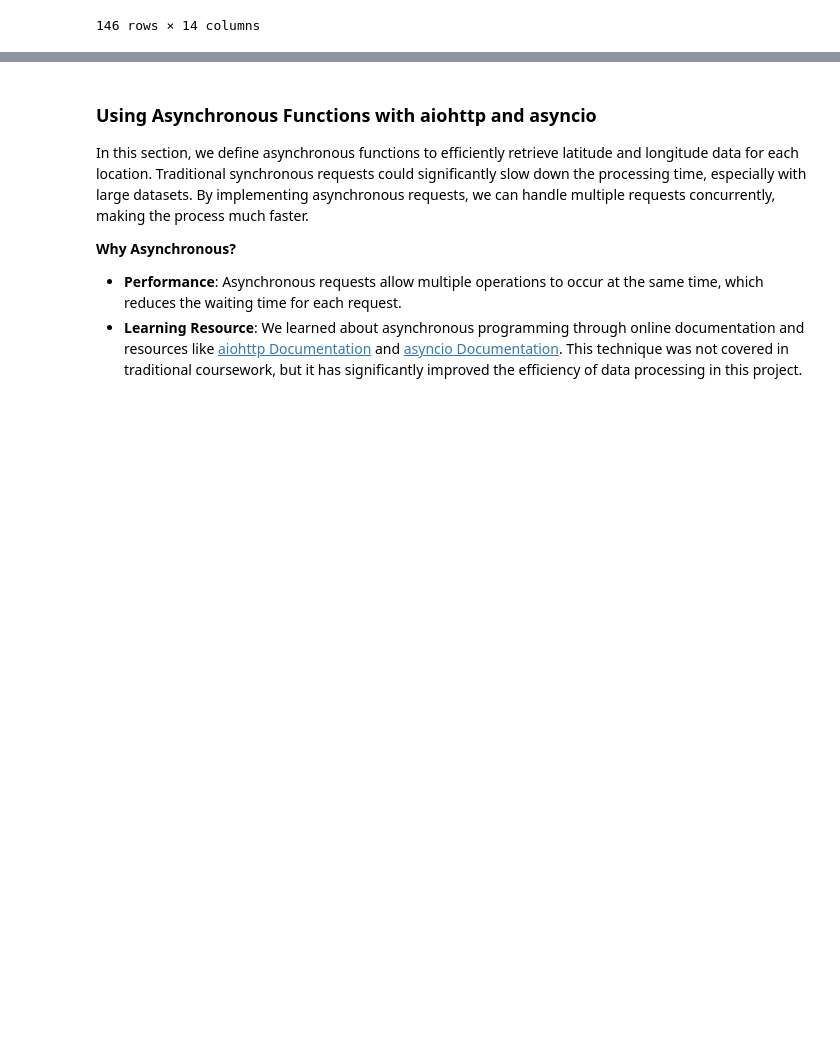
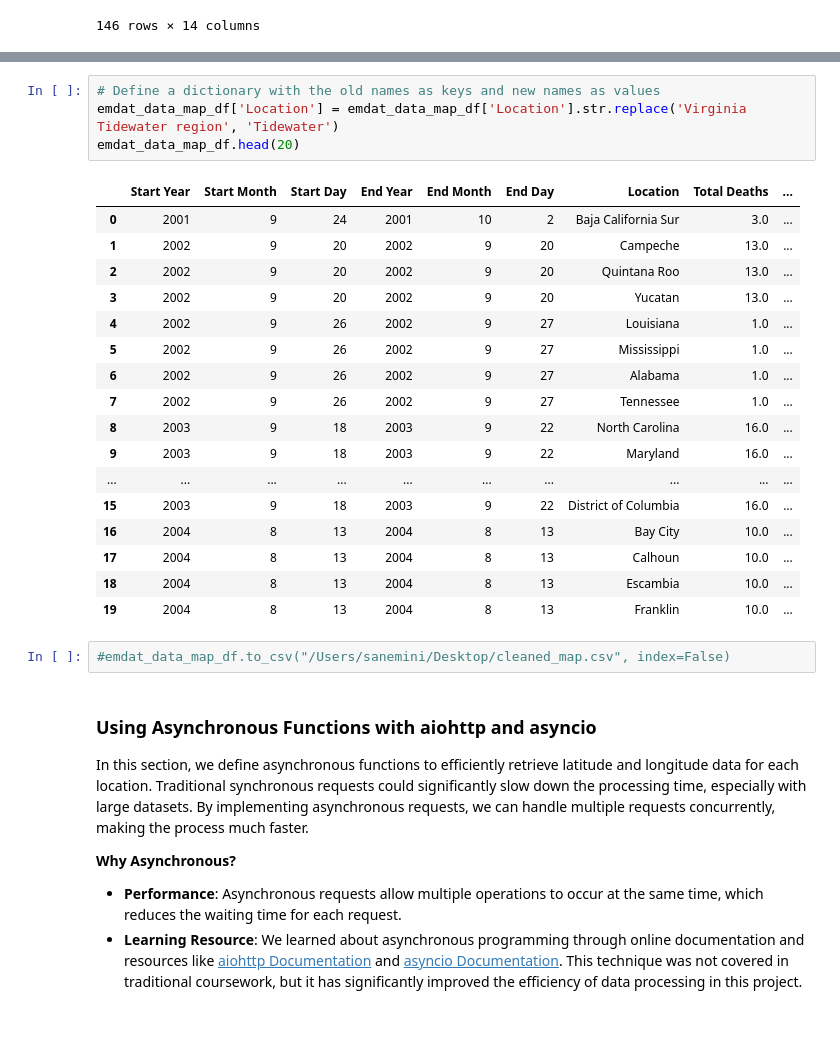
Before and after one commit to endoplasmicosmic/Hurricanes-Economic-Social-Impact, a Jupyter notebook: Hurricane Impact Analysis.ipynb, the cells around one changed output, grey strips where cells are left out. Drawn from its saved outputs; the diff is of its cells as text; blank space fills up the shorter version.

```diff
--- a/Hurricane Impact Analysis.ipynb
+++ b/Hurricane Impact Analysis.ipynb
@@ -130,3 +240,27 @@ emdat_data_map_df
+# %%
+# Define a dictionary with the old names as keys and new names as values
+emdat_data_map_df['Location'] = emdat_data_map_df['Location'].str.replace('Virginia Tidewater region', 'Tidewater')
+emdat_data_map_df.head(20)
+# %% [output]
+|  | Start Year | Start Month | Start Day | End Year | End Month | End Day | Location | Total Deaths | ... |
+| 0 | 2001 | 9 | 24 | 2001 | 10 | 2 | Baja California Sur | 3.0 | ... |
+| 1 | 2002 | 9 | 20 | 2002 | 9 | 20 | Campeche | 13.0 | ... |
+| 2 | 2002 | 9 | 20 | 2002 | 9 | 20 | Quintana Roo | 13.0 | ... |
+| 3 | 2002 | 9 | 20 | 2002 | 9 | 20 | Yucatan | 13.0 | ... |
+| 4 | 2002 | 9 | 26 | 2002 | 9 | 27 | Louisiana | 1.0 | ... |
+| 5 | 2002 | 9 | 26 | 2002 | 9 | 27 | Mississippi | 1.0 | ... |
+| 6 | 2002 | 9 | 26 | 2002 | 9 | 27 | Alabama | 1.0 | ... |
+| 7 | 2002 | 9 | 26 | 2002 | 9 | 27 | Tennessee | 1.0 | ... |
+| 8 | 2003 | 9 | 18 | 2003 | 9 | 22 | North Carolina | 16.0 | ... |
+| 9 | 2003 | 9 | 18 | 2003 | 9 | 22 | Maryland | 16.0 | ... |
+| ... | ... | ... | ... | ... | ... | ... | ... | ... | ... |
+| 15 | 2003 | 9 | 18 | 2003 | 9 | 22 | District of Columbia | 16.0 | ... |
+| 16 | 2004 | 8 | 13 | 2004 | 8 | 13 | Bay City | 10.0 | ... |
+| 17 | 2004 | 8 | 13 | 2004 | 8 | 13 | Calhoun | 10.0 | ... |
+| 18 | 2004 | 8 | 13 | 2004 | 8 | 13 | Escambia | 10.0 | ... |
+| 19 | 2004 | 8 | 13 | 2004 | 8 | 13 | Franklin | 10.0 | ... |
+# %%
+#emdat_data_map_df.to_csv("/Users/sanemini/Desktop/cleaned_map.csv", index=False)
 # %% [markdown]
 ### Using Asynchronous Functions with aiohttp and asyncio
 
```
Also changed, not shown: parts of 11 cells of this notebook, 1 other file.
